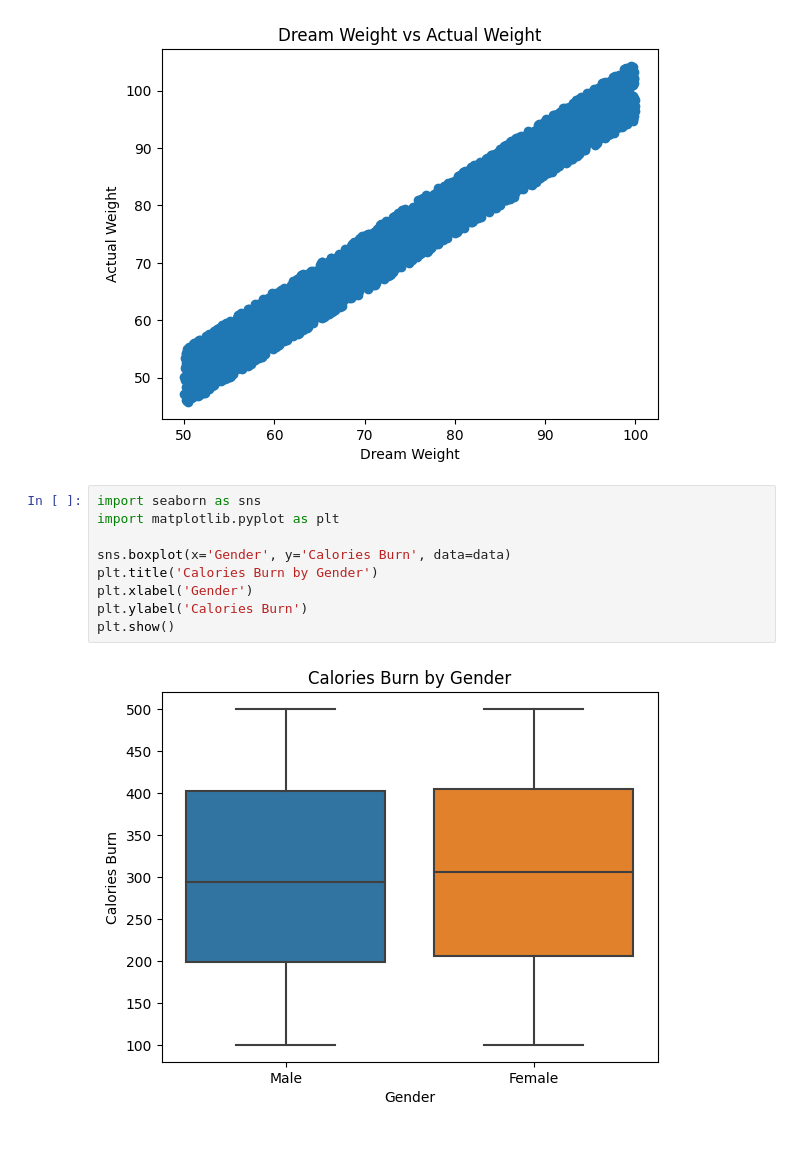
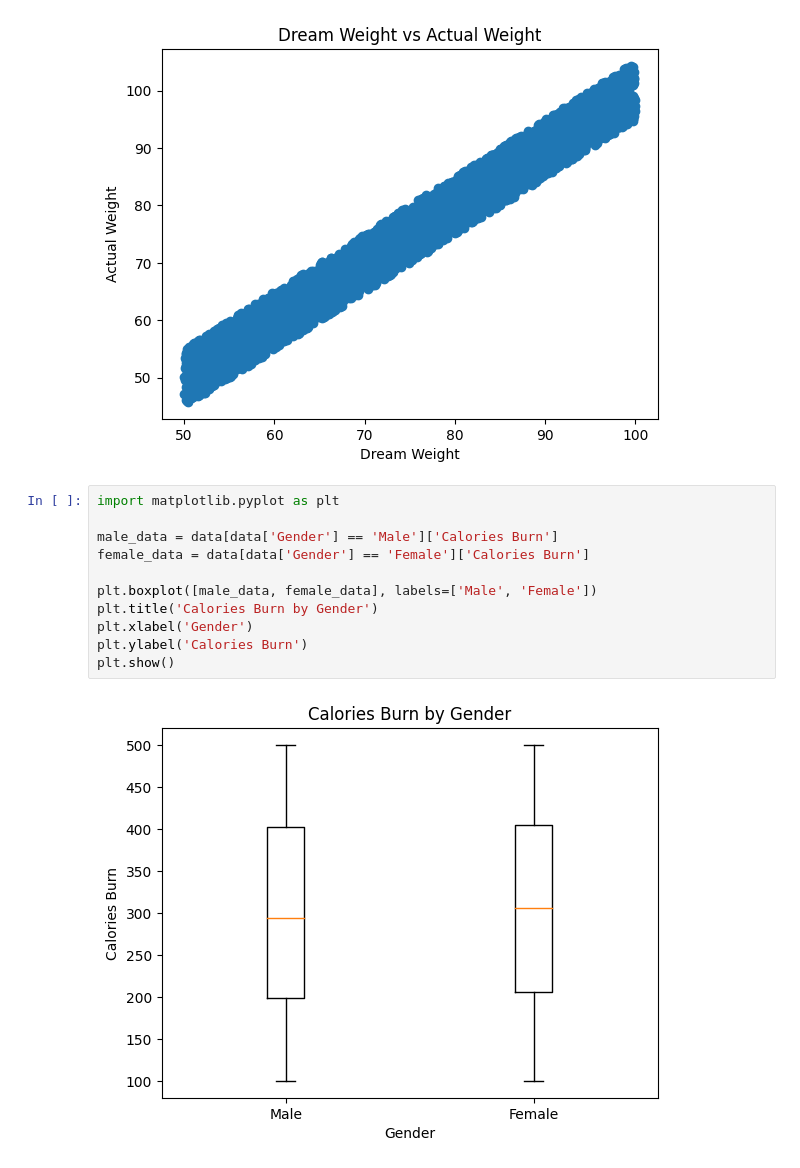
Before and after one commit to mbroda2000/Python_and_ML_Repository, a Jupyter notebook: zad2.ipynb, the cells around one changed output. Drawn from its saved outputs; the diff is of its cells as text.

```diff
--- a/zad2.ipynb
+++ b/zad2.ipynb
@@ -79,13 +79,15 @@ plt.show()
 # %% [output]
 [figure]
 # %%
-import seaborn as sns
 import matplotlib.pyplot as plt
 
-sns.boxplot(x='Gender', y='Calories Burn', data=data)
+male_data = data[data['Gender'] == 'Male']['Calories Burn']
+female_data = data[data['Gender'] == 'Female']['Calories Burn']
+
+plt.boxplot([male_data, female_data], labels=['Male', 'Female'])
 plt.title('Calories Burn by Gender')
 plt.xlabel('Gender')
 plt.ylabel('Calories Burn')
 plt.show()
 # %% [output]
-[figure, old version]
+[figure, new version]
```
